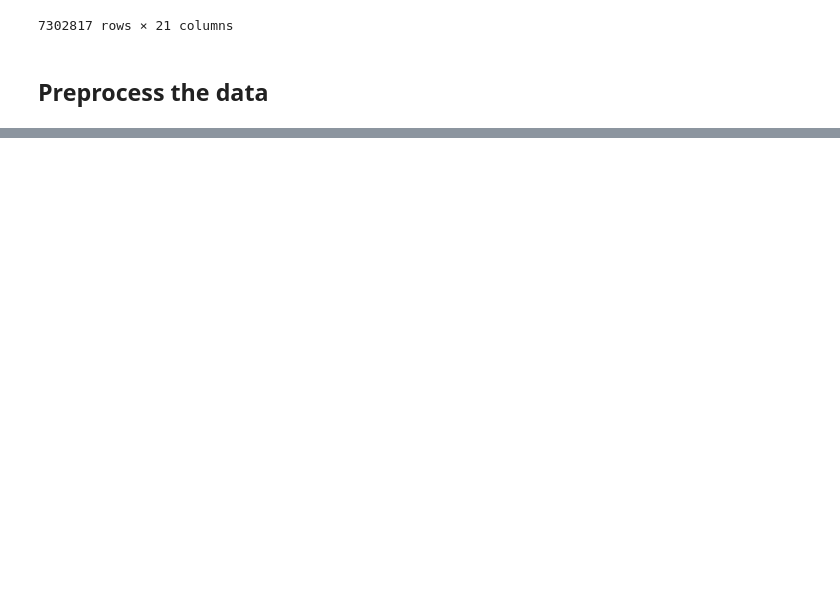
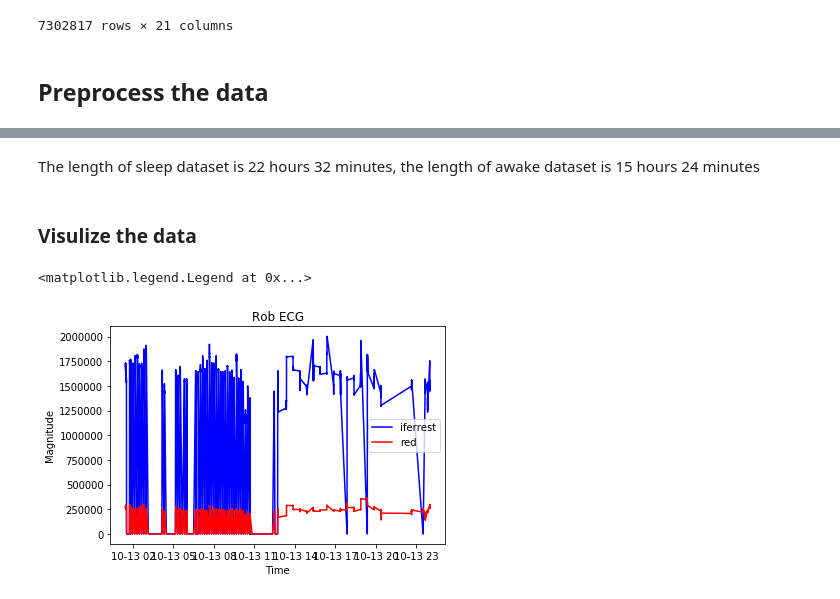
Before and after one commit to TeamCanaria/DataAnalysis, a Jupyter notebook: Analysing_rob_data.ipynb, the cells around one changed output, grey strips where cells are left out. Saved outputs shown, nothing was run; the diff lists cells and outputs as text; code cells hidden in the pictures; blank space fills up the shorter version.

```diff
--- a/Analysing_rob_data.ipynb
+++ b/Analysing_rob_data.ipynb
@@ -117,0 +87,12 @@ Timestamp('2015-07-04 00:00:00')
+# %%
+# The data from "Fri 13 Oct 2017" missing value for early morning to 1:27 pm until midnight,
+# we only need data at night from 22:43 as this is Rob's bedtime
+# Count the number of rows which have missing values
+counter = 0
+sleep_data = rob_data['2017-10-13']
+for index, row in sleep_data.iterrows():
+    if (row.ir == 0) and (row.red == 0):
+        counter = counter + 1
+    else:
+        break
+counter
@@ -117,0 +101,4 @@ Timestamp('2015-07-04 00:00:00')
+# %%
+# Remove all Missing data
+sleep_data = sleep_data[233:]
+sleep_data.head(20)
@@ -117,0 +168,4 @@ Timestamp('2015-07-04 00:00:00')
+# %% [markdown]
+The length of sleep dataset is 22 hours 32 minutes, the length of awake dataset is 15 hours 24 minutes
+# %% [markdown]
+### Visulize the data
@@ -117,0 +176,14 @@ Timestamp('2015-07-04 00:00:00')
+# %%
+fig = plt.figure()
+ax = plt.axes()
+
+plt.plot(sleep_data.index, sleep_data.ir, color='blue', label='iferrest')
+plt.plot(sleep_data.index, sleep_data.red, color='red', label='red')
+plt.title("Rob ECG")
+plt.xlabel("Time")
+plt.ylabel("Magnitude")
+
+plt.legend()
+# %% [output]
+<matplotlib.legend.Legend at 0x...>
+[figure, added]
```
Also changed, not shown: parts of 14 cells of this notebook.
